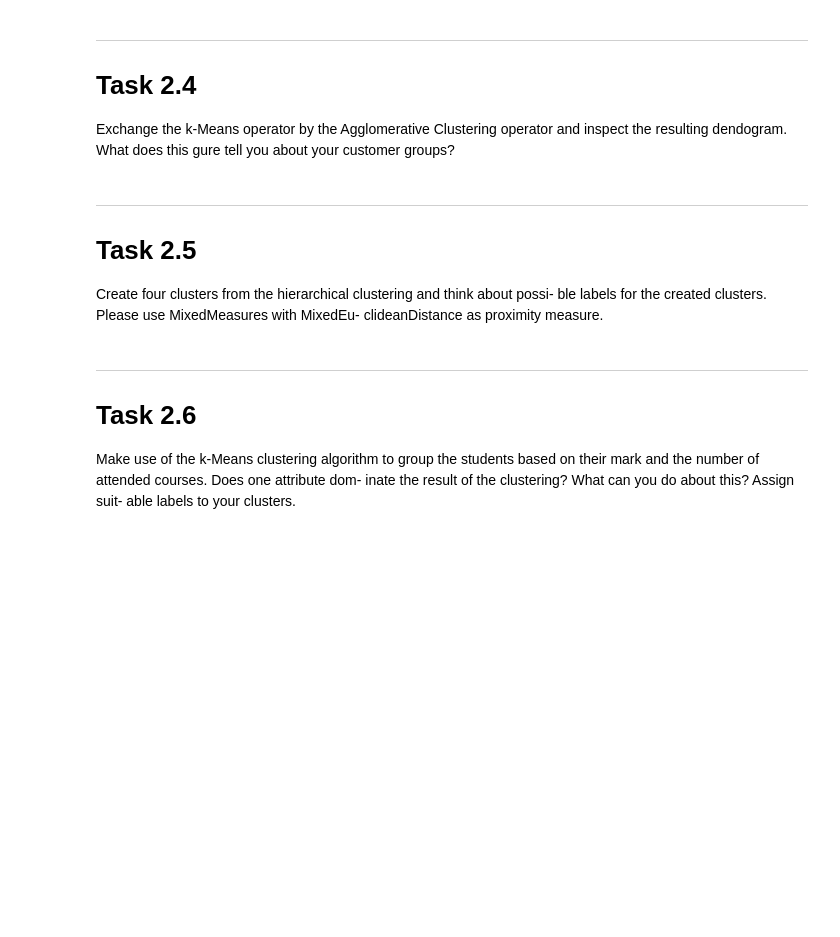
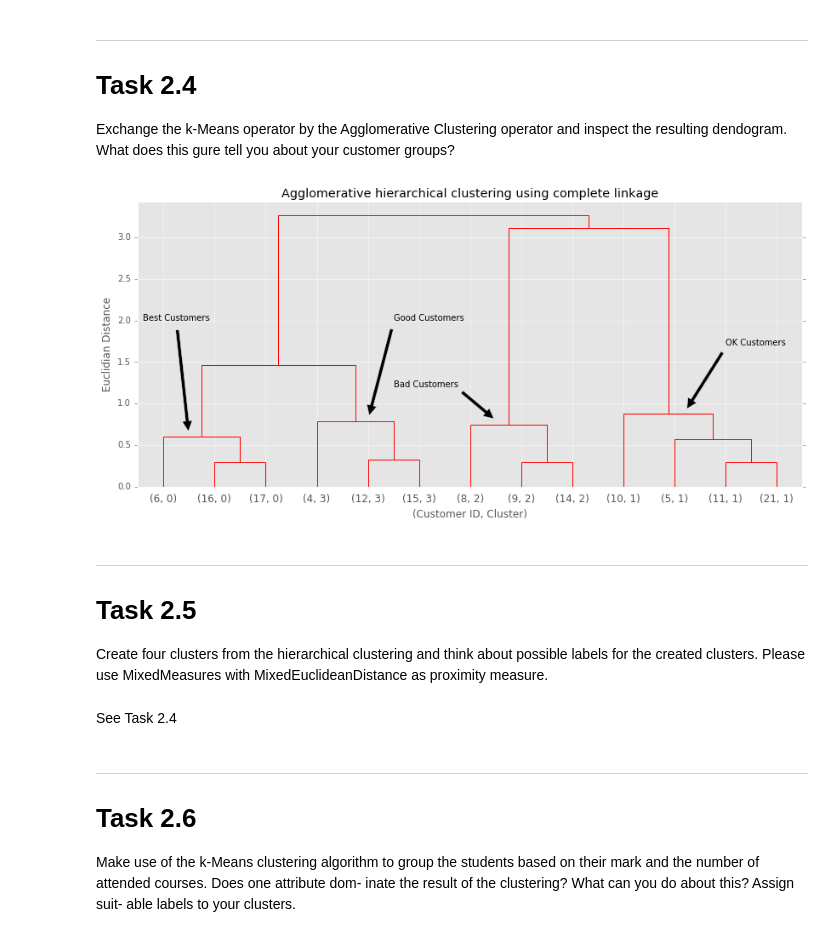
Before and after one commit to jgoerner/DataMining, a Jupyter notebook: notebooks/0.1-jg-readingguide-2.ipynb, the cells around one changed output. Cells and saved outputs as stored; diff of their text form; code cells hidden in the pictures; blank space fills up the shorter version.

Commit message:
Finished task 2.4

```diff
--- a/notebooks/0.1-jg-readingguide-2.ipynb
+++ b/notebooks/0.1-jg-readingguide-2.ipynb
@@ -160,10 +180,34 @@ Find the most common ZipCodes of our best customers.
 ---
 # Task 2.4
 Exchange the k-Means operator by the Agglomerative Clustering operator and inspect the resulting dendogram. What does this  gure tell you about your customer groups?
+# %%
+# Compute clusters by using complete linkage
+row_clusters = linkage(dt_customer_bought_returned_scaled, method="complete")
+
+# Draw dendogram
+## cosmetics
+labels = list(zip(dt_customer_labeled.index.values, dt_customer_labeled["km4Label"].values))
+plt.rcParams["figure.figsize"] = [14, 6]
+plt.ylabel("Euclidian Distance")
+plt.xlabel("(Customer ID, Cluster)")
+plt.title("Agglomerative hierarchical clustering using complete linkage")
+## basic dendrogram
+set_link_color_palette(["red"])
+row_dendr = dendrogram(row_clusters, labels=labels, color_threshold=np.inf)
+## annotations
+plt.annotate("Best Customers", xy=(10,.6), xytext=(1,2), arrowprops=dict(facecolor='black', shrink=0.05))
+plt.annotate("Good Customers", xy=(45,.8), xytext=(50,2), arrowprops=dict(facecolor='black', shrink=0.05))
+plt.annotate("Bad Customers", xy=(70,.8), xytext=(50,1.2), arrowprops=dict(facecolor='black', shrink=0.05))
+plt.annotate("OK Customers", xy=(107,.9), xytext=(115,1.7), arrowprops=dict(facecolor='black', shrink=0.05))
+plt.show()
+# %% [output]
+[figure, added]
 # %% [markdown]
 ---
 # Task 2.5
-Create four clusters from the hierarchical clustering and think about possi- ble labels for the created clusters. Please use MixedMeasures with MixedEu- clideanDistance as proximity measure.
+Create four clusters from the hierarchical clustering and think about possible labels for the created clusters. Please use MixedMeasures with MixedEuclideanDistance as proximity measure.
+# %% [markdown]
+See Task 2.4
 # %% [markdown]
 ---
 # Task 2.6
```
Also changed, not shown: parts of 5 cells of this notebook.
